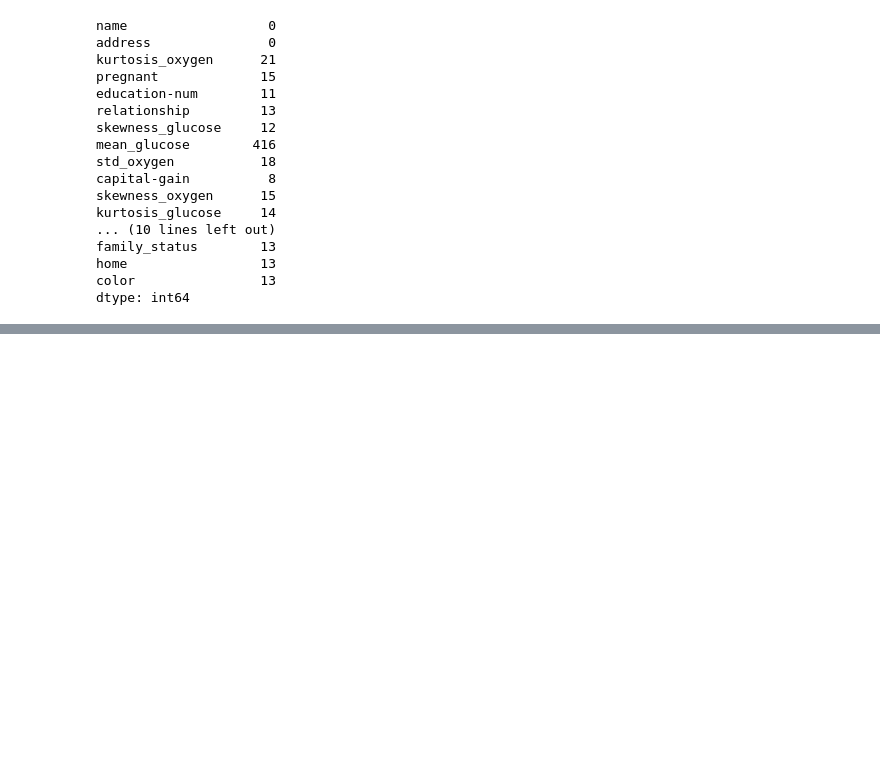
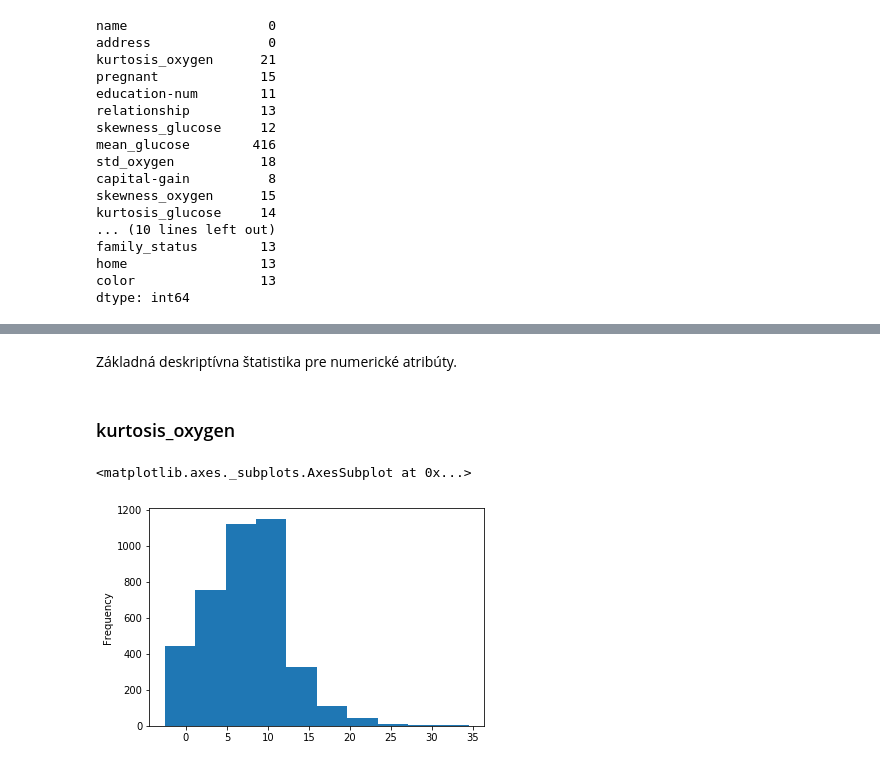
Before and after one commit to xheban/IAU-projekt, a Jupyter notebook: Projekt.ipynb, the cells around one changed output, grey strips where cells are left out. Drawn from its saved outputs; the diff is of its cells as text; code cells hidden in the pictures; blank space fills up the shorter version.

```diff
--- a/Projekt.ipynb
+++ b/Projekt.ipynb
@@ -352,0 +362,9 @@ Tento dataset má množstvo nevyplnených údajov, najviac chýbajúcich je pre
+# %% [markdown]
+Základná deskriptívna štatistika pre numerické atribúty.
+# %% [markdown]
+### kurtosis_oxygen
+# %%
+other_train["kurtosis_oxygen"].plot.hist()
+# %% [output]
+<matplotlib.axes._subplots.AxesSubplot at 0x...>
+[figure, added]
```
Also changed, not shown: parts of 54 cells of this notebook.
